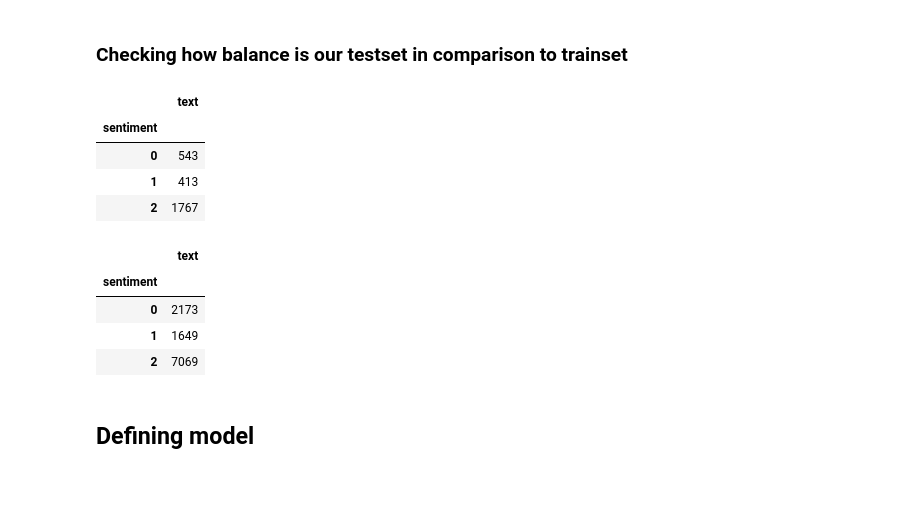
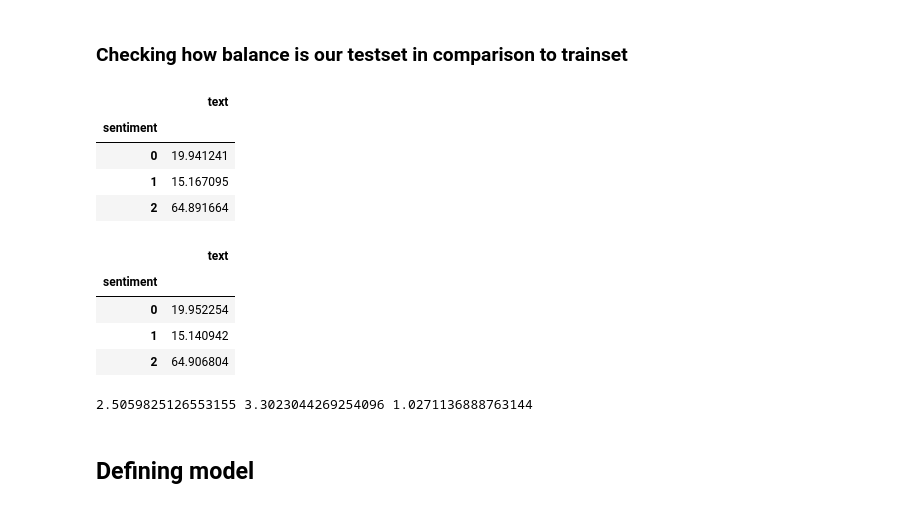
Before and after one commit to alimoezzi/deepLearningRecipes, a Jupyter notebook: pytorch_twitter_sentiment_analysis.ipynb, the cells around one changed output. Drawn from its saved outputs; the diff is of its cells as text; code cells hidden in the pictures.

```diff
--- a/pytorch_twitter_sentiment_analysis.ipynb
+++ b/pytorch_twitter_sentiment_analysis.ipynb
@@ -307,28 +314,31 @@ vars(test_ds[0])
 # %% [markdown]
 ### Checking how balance is our testset in comparison to trainset
 # %%
-test_df.groupby('sentiment').count()
+test_df.groupby('sentiment').count()/test_df['sentiment'].count()*100
 # %% [output]
 |  | text |
 | sentiment |  |
-| 0 | 543 |
-| 1 | 413 |
-| 2 | 1767 |
+| 0 | 19.941241 |
+| 1 | 15.167095 |
+| 2 | 64.891664 |
 # %%
-train_df.groupby('sentiment').count()
+train_df.groupby('sentiment').count()/train_df['sentiment'].count()*100
 # %% [output]
 |  | text |
 | sentiment |  |
-| 0 | 2173 |
-| 1 | 1649 |
-| 2 | 7069 |
+| 0 | 19.952254 |
+| 1 | 15.140942 |
+| 2 | 64.906804 |
 # %%
 items = train_df.groupby('sentiment').count().to_numpy()
 neu, pos, neg = items[0][0], items[1][0], items[2][0]
 total = train_df.count()[0]
 weight_for_0 = (1 / neu)*(total)/2.0
 weight_for_1 = (1 / pos)*(total)/2.0
-weight_for_2 = (1 / neg)*(total)/2.0
+weight_for_2 = (1 / neg)*(total)/1.5
+print(weight_for_0, weight_for_1, weight_for_2)
+# %% [output]
+2.5059825126553155 3.3023044269254096 1.0271136888763144
 # %%
 Text.build_vocab(train_ds, test_ds, max_size=max_size)
 Label.build_vocab(train_ds)
```
Also changed, not shown: parts of 18 cells of this notebook.
